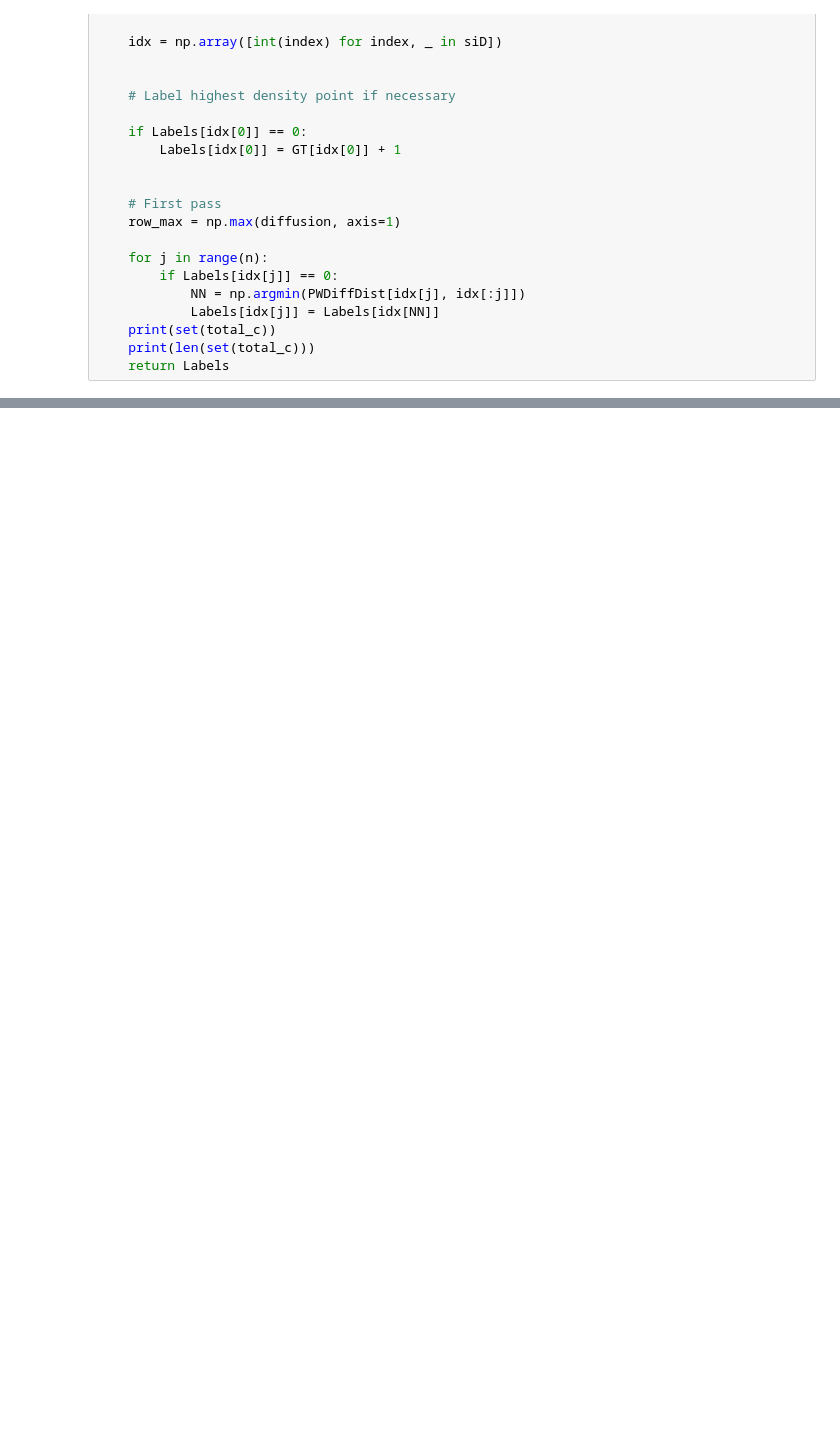
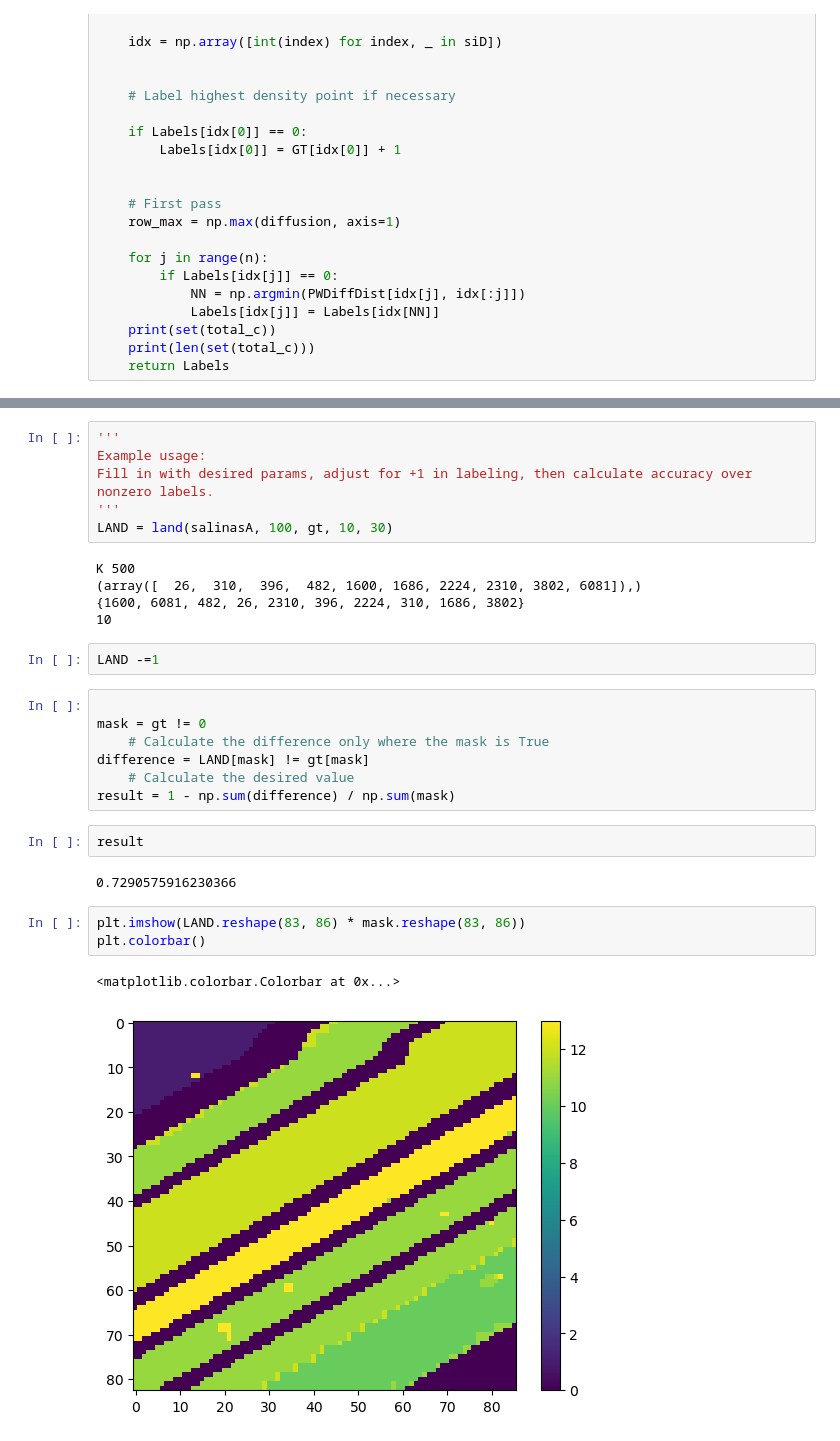
Before and after one commit to kabirst11/LEND, a Jupyter notebook: main.ipynb, the cells around one changed output, grey strips where cells are left out. Saved outputs shown, nothing was run; the diff lists cells and outputs as text; blank space fills up the shorter version.

```diff
--- a/main.ipynb
+++ b/main.ipynb
@@ -139,3 +130,33 @@ def lend(X, K, GT, B, t):
     print(len(set(total_c)))
     print(set(total_c))
     return Labels
+# %%
+'''
+Example usage:
+Fill in with desired params, adjust for +1 in labeling, then calculate accuracy over nonzero labels.
+'''
+LAND = land(salinasA, 100, gt, 10, 30)
+# %% [output]
+K 500
+(array([  26,  310,  396,  482, 1600, 1686, 2224, 2310, 3802, 6081]),)
+{1600, 6081, 482, 26, 2310, 396, 2224, 310, 1686, 3802}
+10
+# %%
+LAND -=1
+# %%
+
+mask = gt != 0
+    # Calculate the difference only where the mask is True
+difference = LAND[mask] != gt[mask]
+    # Calculate the desired value
+result = 1 - np.sum(difference) / np.sum(mask)
+# %%
+result
+# %% [output]
+0.7290575916230366
+# %%
+plt.imshow(LAND.reshape(83, 86) * mask.reshape(83, 86))
+plt.colorbar()
+# %% [output]
+<matplotlib.colorbar.Colorbar at 0x...>
+[figure, added]
```
Also changed, not shown: parts of 6 cells of this notebook.
